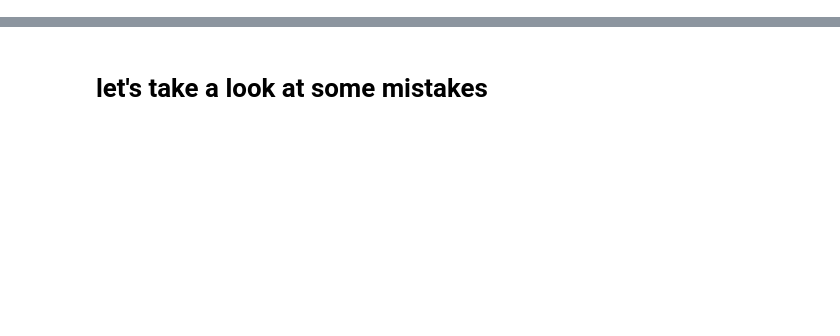
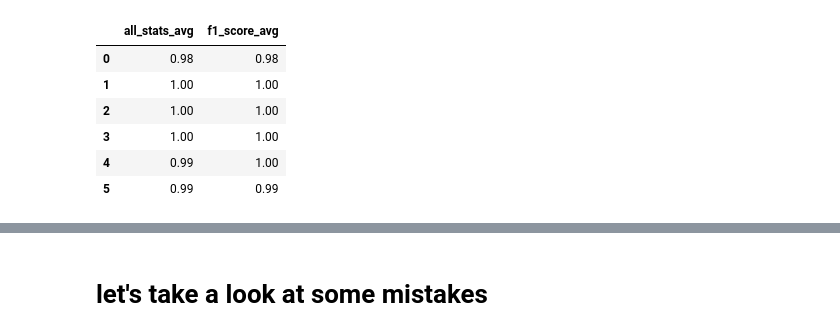
Before and after one commit to KevinCarr42/AI-Translation, a Jupyter notebook: language_classifier/evaluate_classifier.ipynb, the cells around one changed output, grey strips where cells are left out. Saved outputs shown, nothing was run; the diff lists cells and outputs as text; code cells hidden in the pictures; blank space fills up the shorter version.

```diff
--- a/language_classifier/evaluate_classifier.ipynb
+++ b/language_classifier/evaluate_classifier.ipynb
@@ -137,4 +147,13 @@ grouped_df.T
 # %%
-# looks like 1 is the optimal tolerance
+# looks like 1-3 is the optimal tolerance range
+grouped_df[['all_stats_avg', 'f1_score_avg']]
+# %% [output]
+|  | all_stats_avg | f1_score_avg |
+| 0 | 0.98 | 0.98 |
+| 1 | 1.00 | 1.00 |
+| 2 | 1.00 | 1.00 |
+| 3 | 1.00 | 1.00 |
+| 4 | 0.99 | 1.00 |
+| 5 | 0.99 | 0.99 |
 # %%
 # should avoiding false negatives be priority? (exclude more to get better quality)
```
Also changed, not shown: parts of 30 cells of this notebook.
